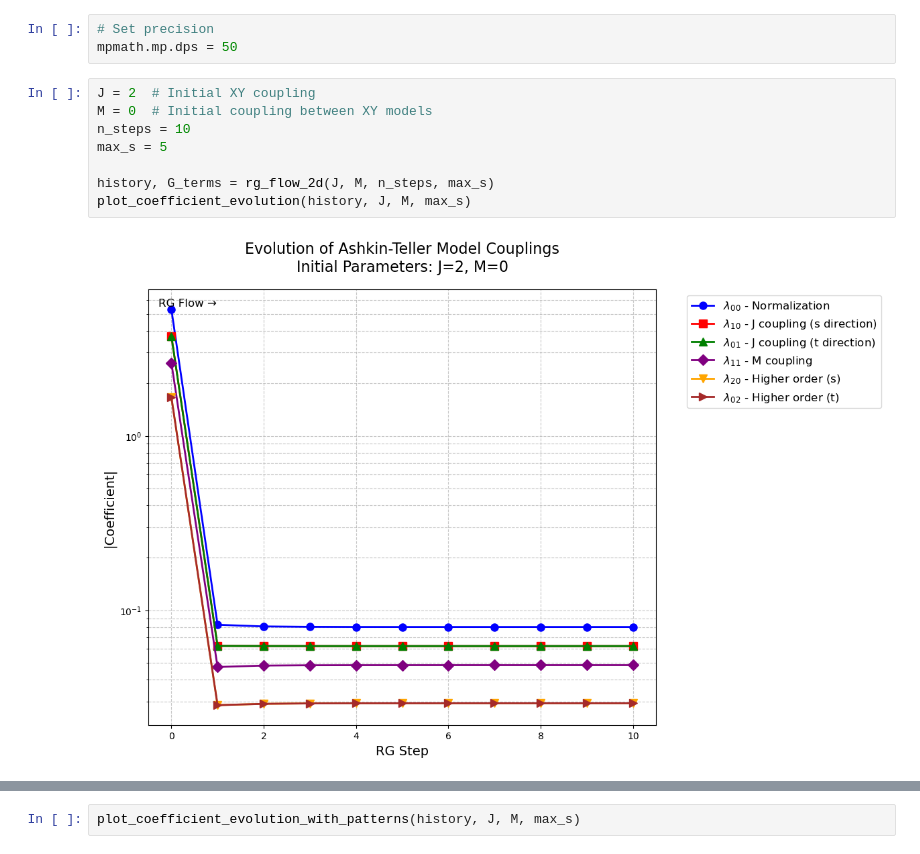
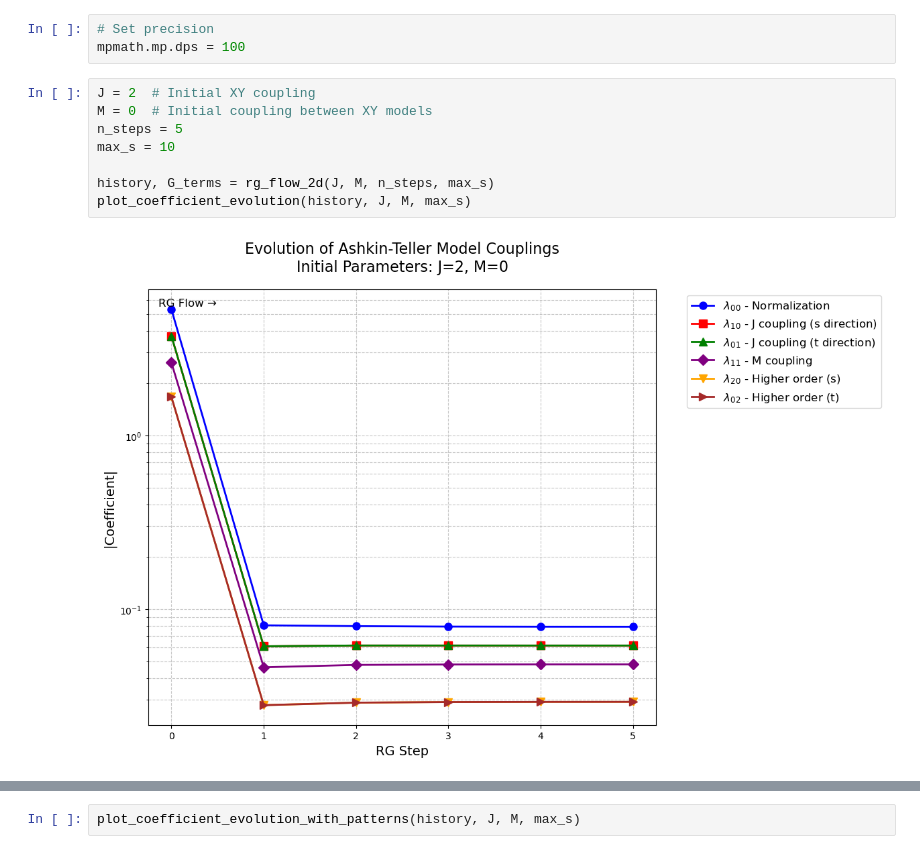
Before and after one commit to erbilcanartun/continuous-ashkin-teller, a Jupyter notebook: berker1979_implementation.ipynb, the cells around one changed output, grey strips where cells are left out. Drawn from its saved outputs; the diff is of its cells as text.

```diff
--- a/berker1979-implementation.ipynb
+++ b/berker1979_implementation.ipynb
@@ -444,14 +446,14 @@ def plot_coefficient_evolution_with_patterns(history: np.ndarray, J: float, M: f
     plt.show()
 # %%
 # Set precision
-mpmath.mp.dps = 50
+mpmath.mp.dps = 100
 # %%
 J = 2  # Initial XY coupling
 M = 0  # Initial coupling between XY models
-n_steps = 10
-max_s = 5
+n_steps = 5
+max_s = 10
 
 history, G_terms = rg_flow_2d(J, M, n_steps, max_s)
 plot_coefficient_evolution(history, J, M, max_s)
 # %% [output]
-[figure, old version]
+[figure, new version]
```
Also changed, not shown: parts of 3 cells of this notebook.
